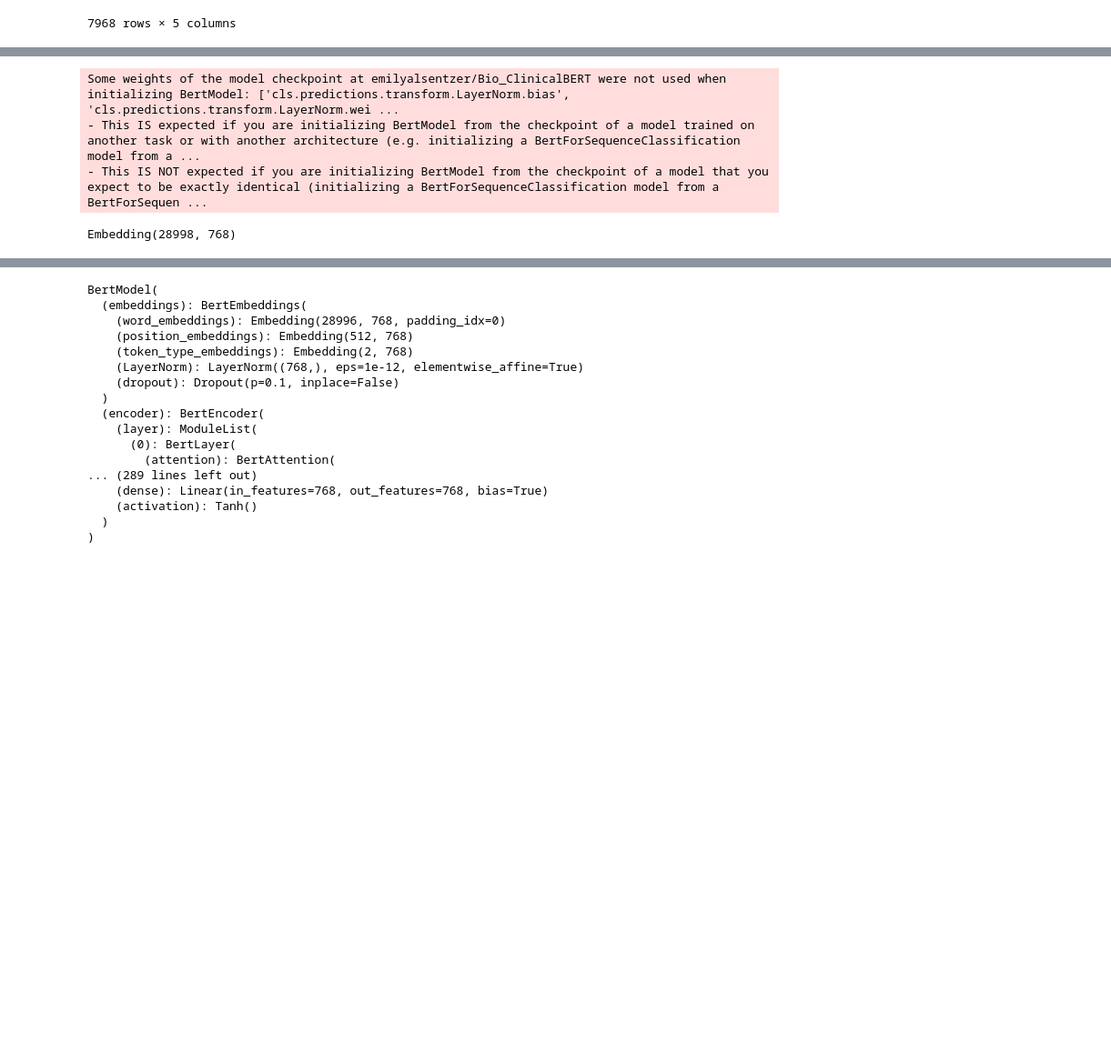
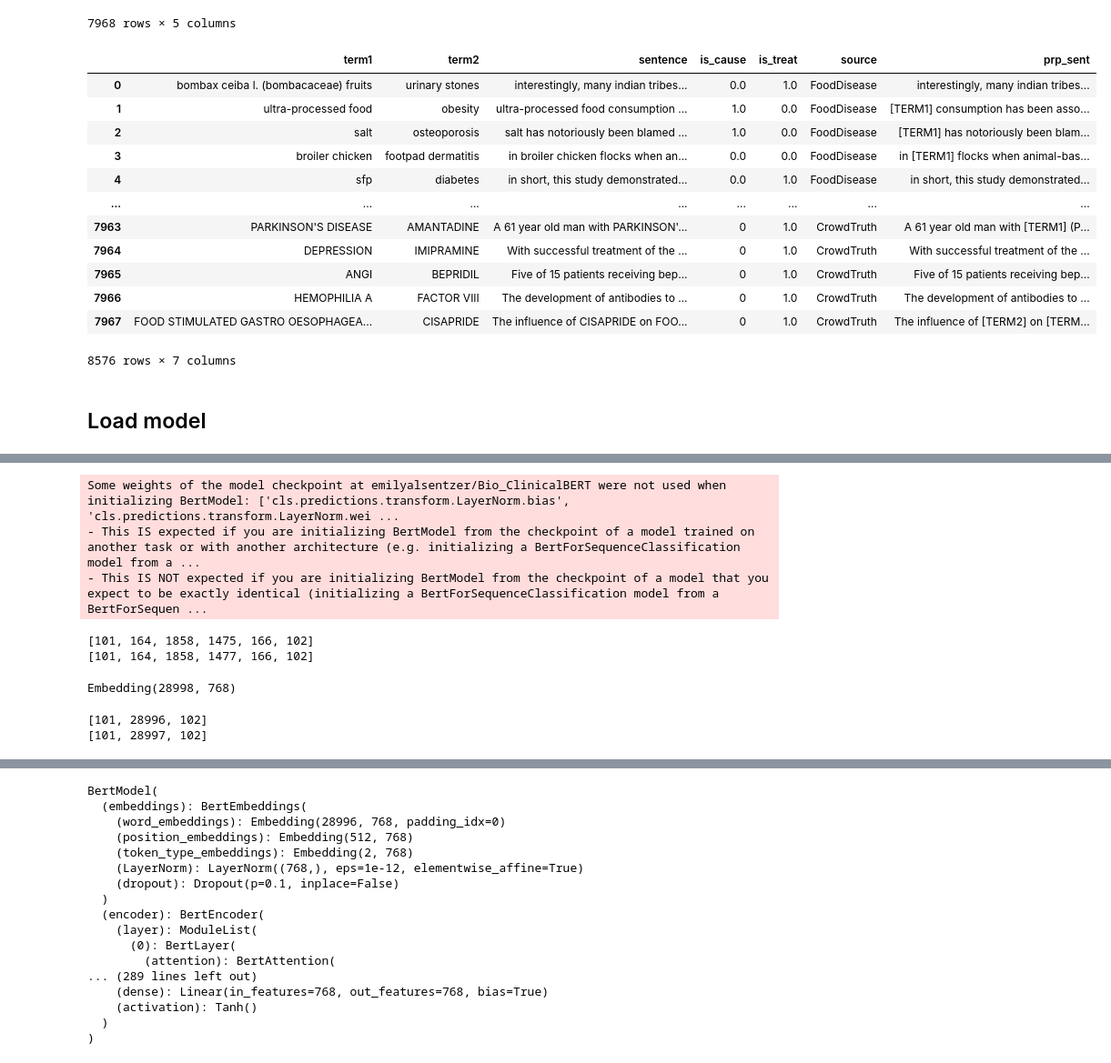
Before and after one commit to anaterovic/NLP, a Jupyter notebook: docs/milestone3.ipynb, the cells around one changed output, grey strips where cells are left out. Shown at 91% size. Cells and saved outputs as stored; diff of their text form; code cells hidden in the pictures; blank space fills up the shorter version.

Commit message:
Preprocess data, adjust tokenizer

```diff
--- a/docs/milestone3.ipynb
+++ b/docs/milestone3.ipynb
@@ -19,0 +3,15 @@ fd_df
+# %%
+from pathlib import Path
+import pandas as pd
+
+# Load FoodDisease dataset
+usecols = ['food_entity', 'disease_entity', 'sentence', 'is_cause', 'is_treat']
+fd_df = pd.read_csv(
+    Path('../data/food_disease.csv'),
+    sep=',', quotechar='"',
+    skipinitialspace=True,
+    encoding='utf-8',
+    on_bad_lines='skip',
+    usecols=usecols).rename({'food_entity': 'term1', 'disease_entity': 'term2'}, axis=1)
+fd_df['sentence'] = fd_df['sentence'].map(lambda x: x.lower())
+fd_df
@@ -59,4 +68,29 @@ ct_df
 | 7966 | HEMOPHILIA A | FACTOR VIII | The development of antibodies to ... | 0 | 1 |
 | 7967 | FOOD STIMULATED GASTRO OESOPHAGEA... | CISAPRIDE | The influence of CISAPRIDE on FOO... | 0 | 1 |
 7968 rows × 5 columns
+# %%
+fd_df['source'] = 'FoodDisease'
+ct_df['source'] = 'CrowdTruth'
+df = pd.concat([fd_df, ct_df])
+
+df['prp_sent'] = df['sentence']
+df['prp_sent'] = df.apply(lambda x: x['prp_sent'].replace(x['term1'], '[TERM1]'), axis=1)
+df['prp_sent'] = df.apply(lambda x: x['prp_sent'].replace(x['term2'], '[TERM2]'), axis=1)
+df
+# %% [output]
+|  | term1 | term2 | sentence | is_cause | is_treat | source | prp_sent |
+| 0 | bombax ceiba l. (bombacaceae) fruits | urinary stones | interestingly, many indian tribes... | 0.0 | 1.0 | FoodDisease | interestingly, many indian tribes... |
+| 1 | ultra-processed food | obesity | ultra-processed food consumption ... | 1.0 | 0.0 | FoodDisease | [TERM1] consumption has been asso... |
+| 2 | salt | osteoporosis | salt has notoriously been blamed ... | 1.0 | 0.0 | FoodDisease | [TERM1] has notoriously been blam... |
+| 3 | broiler chicken | footpad dermatitis | in broiler chicken flocks when an... | 0.0 | 0.0 | FoodDisease | in [TERM1] flocks when animal-bas... |
+| 4 | sfp | diabetes | in short, this study demonstrated... | 0.0 | 1.0 | FoodDisease | in short, this study demonstrated... |
+| ... | ... | ... | ... | ... | ... | ... | ... |
+| 7963 | PARKINSON'S DISEASE | AMANTADINE | A 61 year old man with PARKINSON'... | 0 | 1.0 | CrowdTruth | A 61 year old man with [TERM1] (P... |
+| 7964 | DEPRESSION | IMIPRAMINE | With successful treatment of the ... | 0 | 1.0 | CrowdTruth | With successful treatment of the ... |
+| 7965 | ANGI | BEPRIDIL | Five of 15 patients receiving bep... | 0 | 1.0 | CrowdTruth | Five of 15 patients receiving bep... |
+| 7966 | HEMOPHILIA A | FACTOR VIII | The development of antibodies to ... | 0 | 1.0 | CrowdTruth | The development of antibodies to ... |
+| 7967 | FOOD STIMULATED GASTRO OESOPHAGEA... | CISAPRIDE | The influence of CISAPRIDE on FOO... | 0 | 1.0 | CrowdTruth | The influence of [TERM2] on [TERM... |
+8576 rows × 7 columns
+# %% [markdown]
+## Load model
 # %%
@@ -86,13 +120,28 @@ from transformers import AutoTokenizer, AutoModel
 tokenizer = AutoTokenizer.from_pretrained("emilyalsentzer/Bio_ClinicalBERT")
 model = AutoModel.from_pretrained("emilyalsentzer/Bio_ClinicalBERT")
 
-
-special_tokens_dict = {'additional_special_tokens': ['[T1]','[T2]']}
-num_added_toks = tokenizer.add_special_tokens(special_tokens_dict)
-model.resize_token_embeddings(len(tokenizer))
+print(tokenizer.encode('[TERM1]'))
+print(tokenizer.encode('[TERM2]'))
 # %% [output]
 Some weights of the model checkpoint at emilyalsentzer/Bio_ClinicalBERT were not used when initializing BertModel: ['cls.predictions.transform.LayerNorm.bias', 'cls.predictions.transform.LayerNorm.wei ...
 - This IS expected if you are initializing BertModel from the checkpoint of a model trained on another task or with another architecture (e.g. initializing a BertForSequenceClassification model from a ...
 - This IS NOT expected if you are initializing BertModel from the checkpoint of a model that you expect to be exactly identical (initializing a BertForSequenceClassification model from a BertForSequen ...
-Embedding(28998, 768)
+[101, 164, 1858, 1475, 166, 102]
+[101, 164, 1858, 1477, 166, 102]
+# %%
+# Create special tokens for relation candidates (not sure if needed, might be experimented with)
+# Not sure if this destroyes some pretrained weights
+# https://github.com/huggingface/tokenizers/issues/247
+
+special_tokens_dict = {'additional_special_tokens': ['[TERM1]','[TERM2]']}
+num_added_toks = tokenizer.add_special_tokens(special_tokens_dict)
+model.resize_token_embeddings(len(tokenizer))
+# %% [output]
+Embedding(28998, 768)
+# %%
+print(tokenizer.encode('[TERM1]'))
+print(tokenizer.encode('[TERM2]'))
+# %% [output]
+[101, 28996, 102]
+[101, 28997, 102]
 # %%
```
Also changed, not shown: parts of 6 cells of this notebook.
